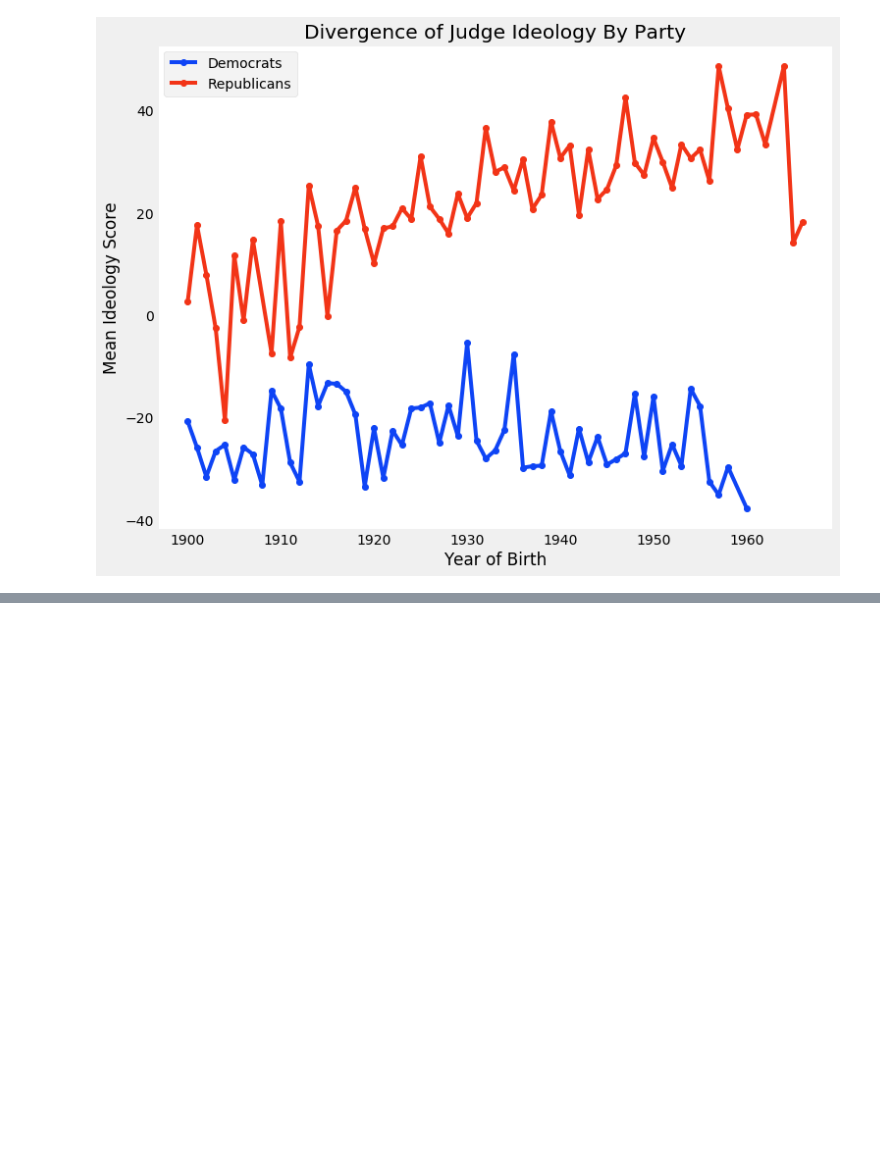
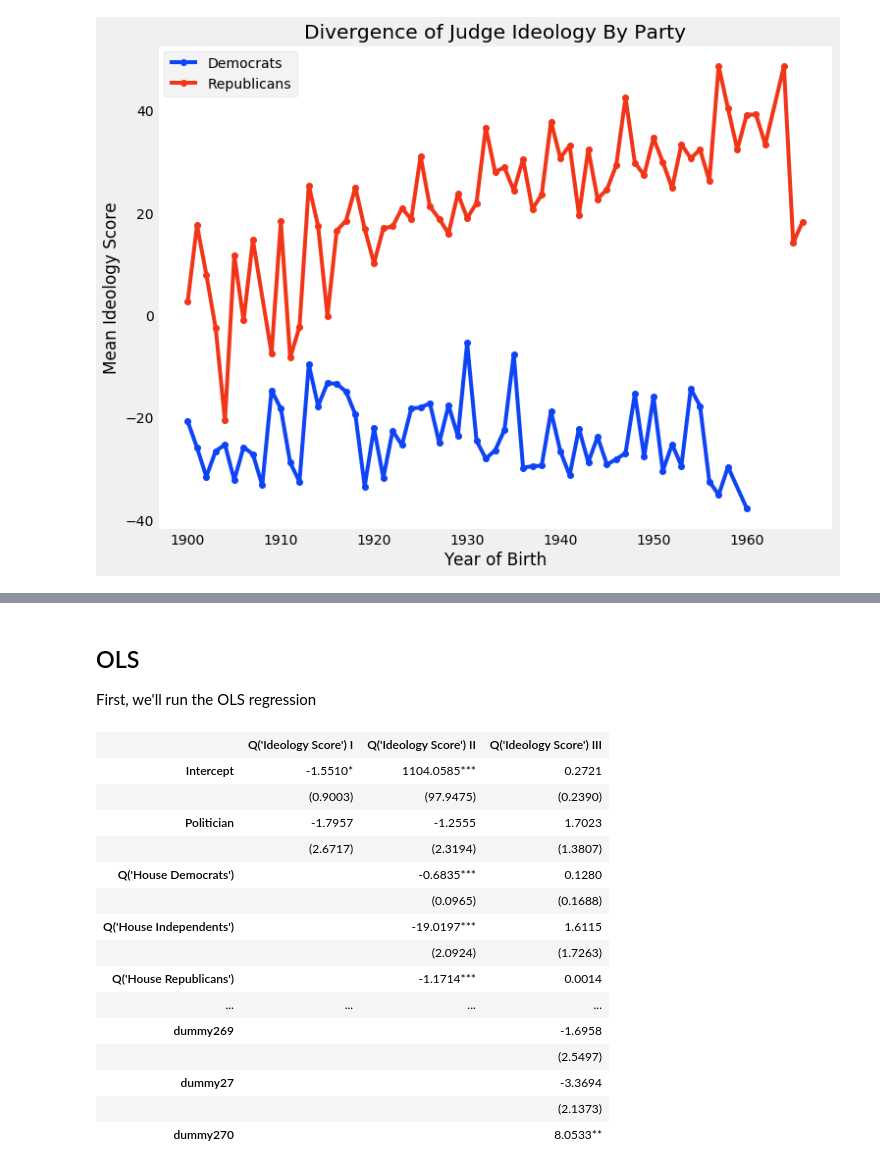
Before and after one commit to isapollnik/uscourts, a Jupyter notebook: Judge Ideology Charts.ipynb, the cells around one changed output, grey strips where cells are left out. Cells and saved outputs as stored; diff of their text form; code cells hidden in the pictures; blank space fills up the shorter version.

```diff
--- a/Judge Ideology Charts.ipynb
+++ b/Judge Ideology Charts.ipynb
@@ -329,0 +353,4 @@ list(judges_ideology)
+# %% [markdown]
+## OLS
+
+First, we'll run the OLS regression
@@ -329,0 +361,58 @@ list(judges_ideology)
+# %%
+#We have hundreds of dummy variables, and including them manually in the regression would be tedious
+
+def list_to_formula(var_list):
+    """
+    Given a list of variable names: var1, var2, ... varN,
+    Output single string: + var1 + var2 + ... + varN
+    """
+    output = ""
+    for var in var_list:
+        output = output + " + " + var
+    return output
+# %%
+#To include variables with spaces in their name in the regression
+#We need to rely on patsy and put them in the form Q('variable name')
+
+congress_composition = ['House Democrats','House Republicans','Senate Democrats',
+                        'Senate Republicans','House Independents','Senate Independents',]
+
+congress_composition_Q = ["Q('" + val + "')" for val in congress_composition]
+
+composition_formula = list_to_formula(congress_composition_Q)
+
+#We'll also make a formula for the dummy variables
+dummies_formula = list_to_formula(dummy_columns)
+# %%
+lm_ideo = list()
+lm_ideo.append(smf.ols(formula="Q('Ideology Score') ~ Politician", data=political_judges,
+                  missing="drop").fit(cov_type='HC0'))
+
+lm_ideo.append(smf.ols(formula="Q('Ideology Score') ~ Politician" + composition_formula
+                  ,data=political_judges,
+                  missing="drop").fit(cov_type='HC0'))
+
+lm_ideo.append(smf.ols(formula="Q('Ideology Score') ~ Politician" + composition_formula + dummies_formula
+                  ,data=political_judges,
+                  missing="drop").fit(cov_type='HC0'))
+
+
+#notably, the inclusion of the dummies (important controls) flipped the sign of the Politician coefficient!
+summary_col(lm_ideo, stars=True)
+# %% [output]
+|  | Q('Ideology Score') I | Q('Ideology Score') II | Q('Ideology Score') III |
+| Intercept | -1.5510* | 1104.0585*** | 0.2721 |
+|  | (0.9003) | (97.9475) | (0.2390) |
+| Politician | -1.7957 | -1.2555 | 1.7023 |
+|  | (2.6717) | (2.3194) | (1.3807) |
+| Q('House Democrats') |  | -0.6835*** | 0.1280 |
+|  |  | (0.0965) | (0.1688) |
+| Q('House Independents') |  | -19.0197*** | 1.6115 |
+|  |  | (2.0924) | (1.7263) |
+| Q('House Republicans') |  | -1.1714*** | 0.0014 |
+| ... | ... | ... | ... |
+| dummy269 |  |  | -1.6958 |
+|  |  |  | (2.5497) |
+| dummy27 |  |  | -3.3694 |
+|  |  |  | (2.1373) |
+| dummy270 |  |  | 8.0533** |
```
Also changed, not shown: parts of 37 cells of this notebook, 3 other files.
